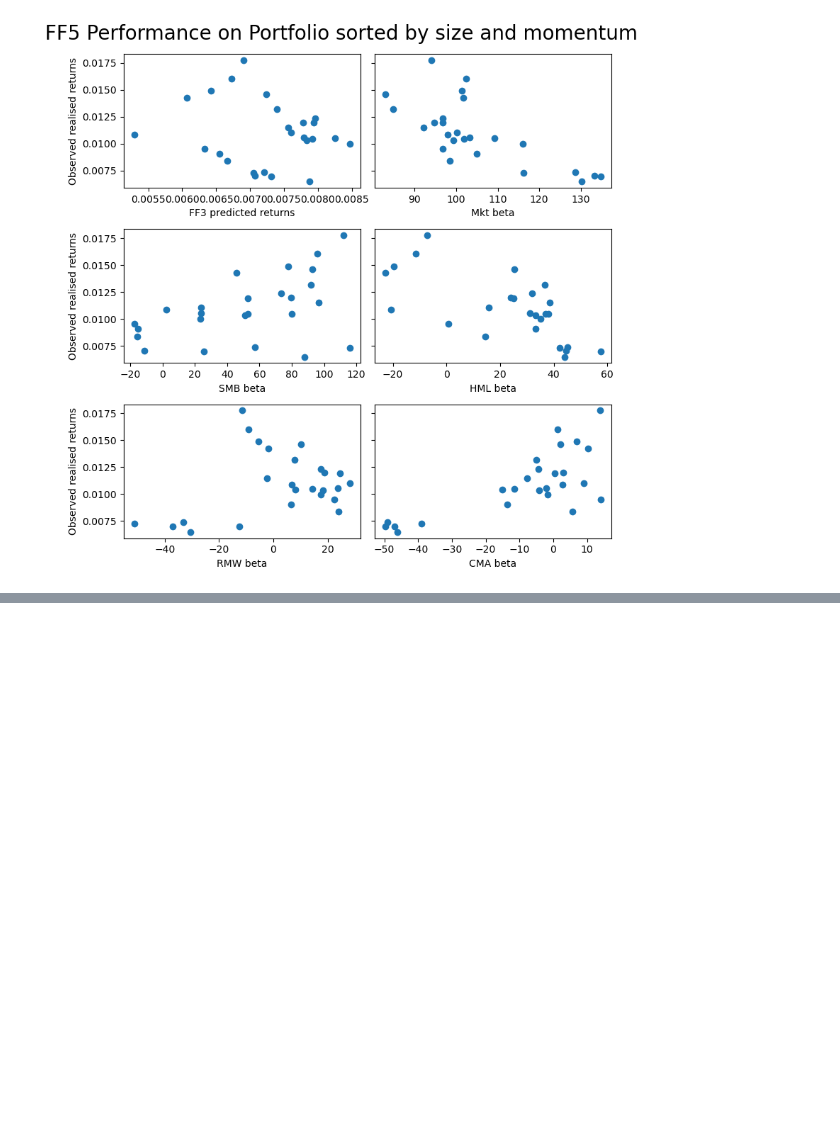
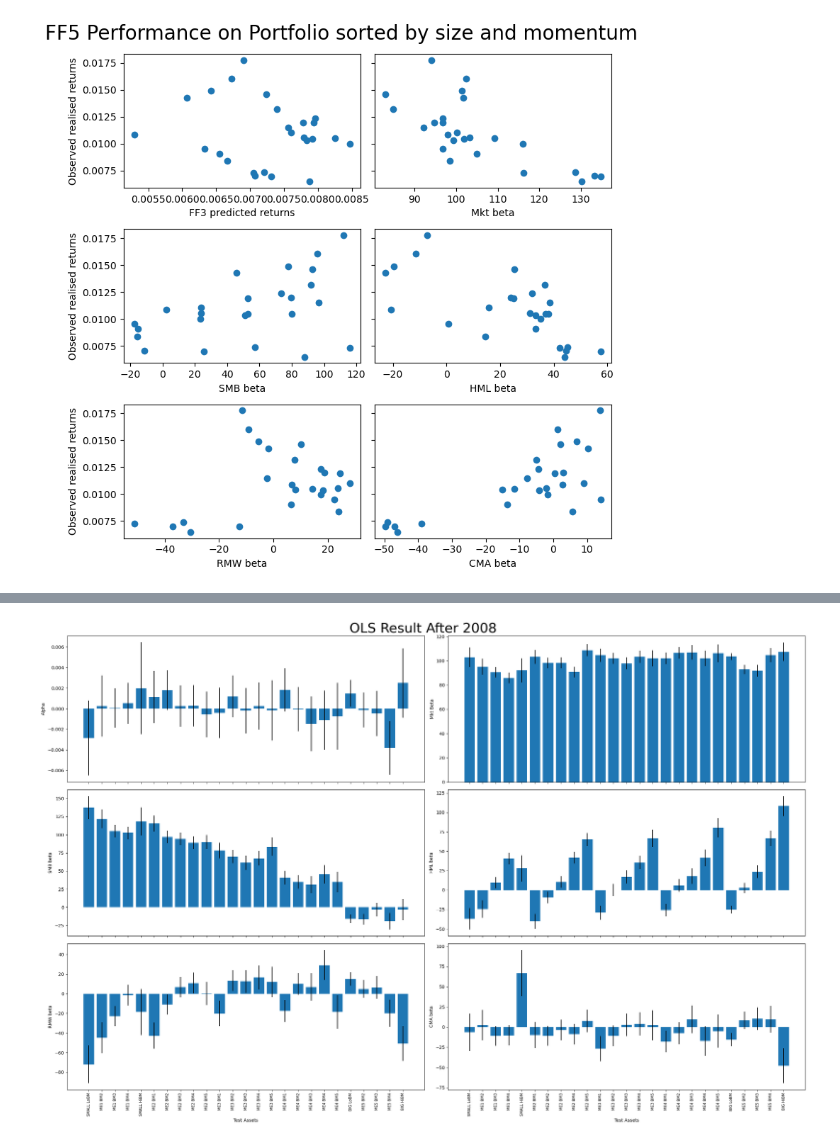
Before and after one commit to crxxom/Financial-Models, a Jupyter notebook: Fama-French Factor Model Analysis/FF_Five_Factor_Model_Analysis.ipynb, the cells around one changed output, grey strips where cells are left out. Saved outputs shown, nothing was run; the diff lists cells and outputs as text; code cells hidden in the pictures; blank space fills up the shorter version.

```diff
--- a/Fama-French Factor Model Analysis/FF_Five_Factor_Model_Analysis.ipynb
+++ b/Fama-French Factor Model Analysis/FF_Five_Factor_Model_Analysis.ipynb
@@ -270,0 +324,4 @@ ff5Performance_Vis(asset2_result, test_assets_RF_monthly2, factors_RF_monthly, "
+# %%
+regressionResult_Vis(p1_after_2008_result, p1_after_2008.columns, "OLS Result After 2008")
+# %% [output]
+[figure, added]
```
Also changed, not shown: parts of 10 cells of this notebook, 5 other files.
